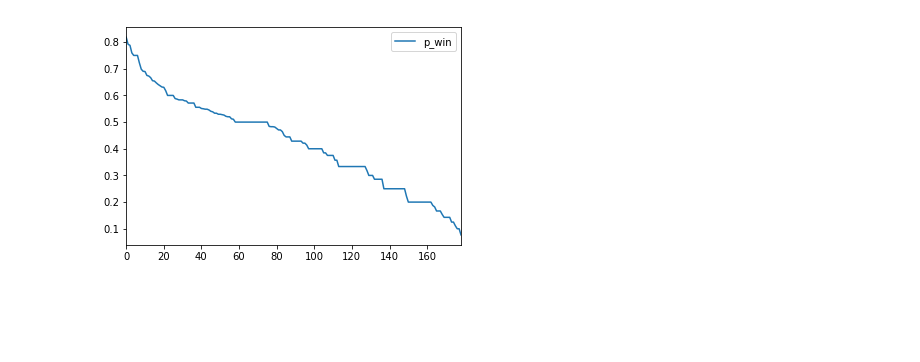
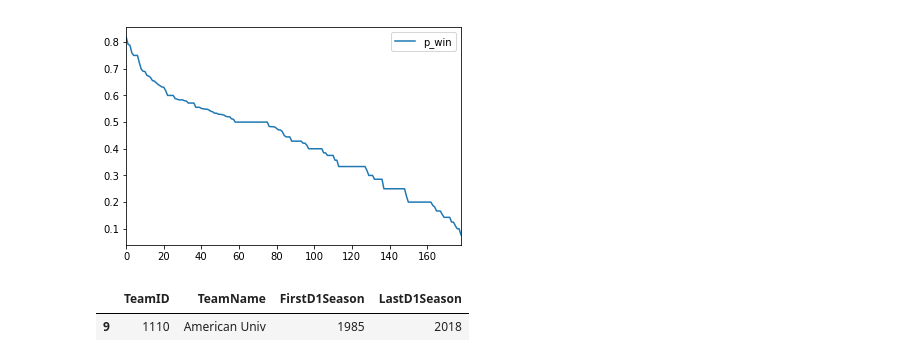
Before and after one commit to mike-fang/NCAA_ML, a Jupyter notebook: Test.ipynb, the cells around one changed output. Cells and saved outputs as stored; diff of their text form; code cells hidden in the pictures; blank space fills up the shorter version.

```diff
--- a/Test.ipynb
+++ b/Test.ipynb
@@ -77,3 +77,9 @@ named.reset_index().plot(y='p_win', use_index=True)
 # %% [output]
 <matplotlib.axes._subplots.AxesSubplot at 0x...>
 [figure]
+# %%
+team_names[team_names['TeamID'] == 1107]
+team_names[team_names['TeamID'] == 1110]
+# %% [output]
+|  | TeamID | TeamName | FirstD1Season | LastD1Season |
+| 9 | 1110 | American Univ | 1985 | 2018 |
```
Also changed, not shown: parts of 2 cells of this notebook, 2 other files.
